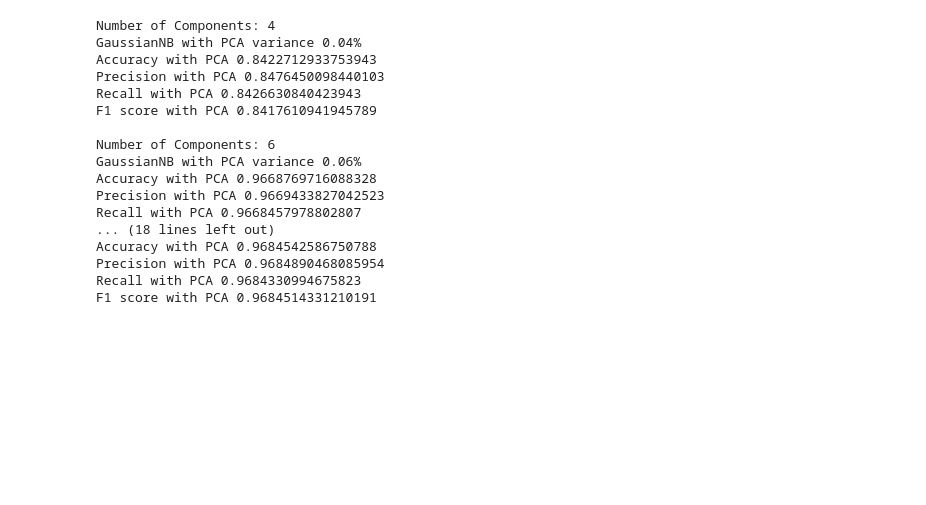
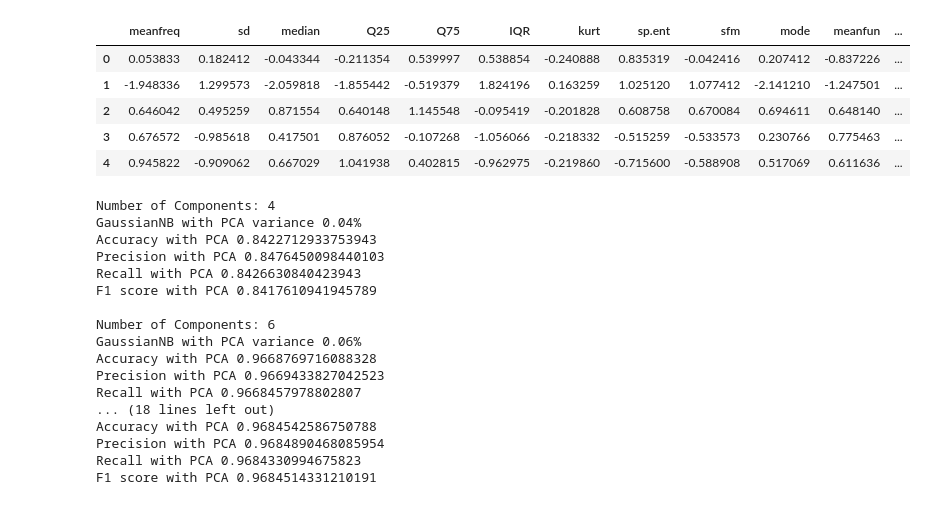
Before and after one commit to devKhush/Machine-Learning-Project-Gender-Recognition-From-Voice, a Jupyter notebook: src/PCA.ipynb, the cells around one changed output. Cells and saved outputs as stored; diff of their text form; code cells hidden in the pictures; blank space fills up the shorter version.

```diff
--- a/src/PCA.ipynb
+++ b/src/PCA.ipynb
@@ -15,6 +15,15 @@ from sklearn.linear_model import LogisticRegression
 df = pd.read_csv('../assests/scaled_voice_data.csv')
 x = df.drop('gender', axis=1)
 y = df['gender']
+# %%
+df.head()
+# %% [output]
+|  | meanfreq | sd | median | Q25 | Q75 | IQR | kurt | sp.ent | sfm | mode | meanfun | ... |
+| 0 | 0.053833 | 0.182412 | -0.043344 | -0.211354 | 0.539997 | 0.538854 | -0.240888 | 0.835319 | -0.042416 | 0.207412 | -0.837226 | ... |
+| 1 | -1.948336 | 1.299573 | -2.059818 | -1.855442 | -0.519379 | 1.824196 | 0.163259 | 1.025120 | 1.077412 | -2.141210 | -1.247501 | ... |
+| 2 | 0.646042 | 0.495259 | 0.871554 | 0.640148 | 1.145548 | -0.095419 | -0.201828 | 0.608758 | 0.670084 | 0.694611 | 0.648140 | ... |
+| 3 | 0.676572 | -0.985618 | 0.417501 | 0.876052 | -0.107268 | -1.056066 | -0.218332 | -0.515259 | -0.533573 | 0.230766 | 0.775463 | ... |
+| 4 | 0.945822 | -0.909062 | 0.667029 | 1.041938 | 0.402815 | -0.962975 | -0.219860 | -0.715600 | -0.588908 | 0.517069 | 0.611636 | ... |
 # %%
 for i in range(4,13,2):
     pca = PCA(n_components=i)
```
Also changed, not shown: 4 other files.
